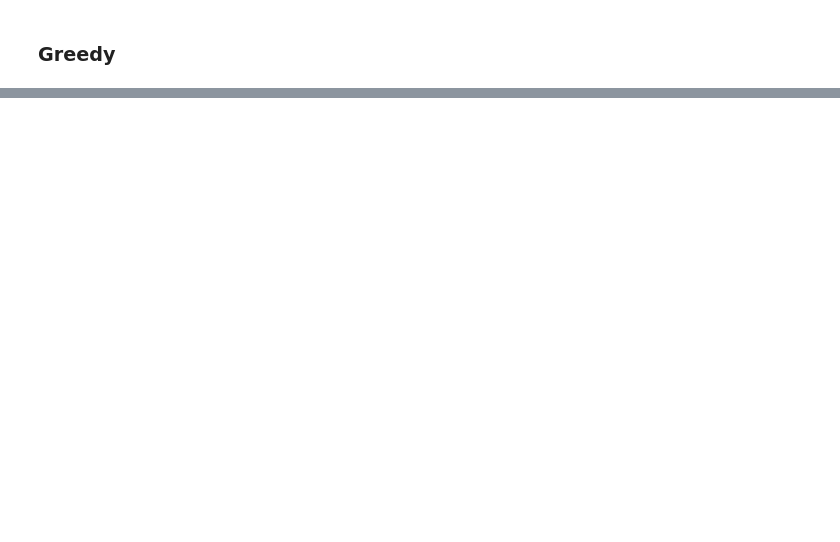
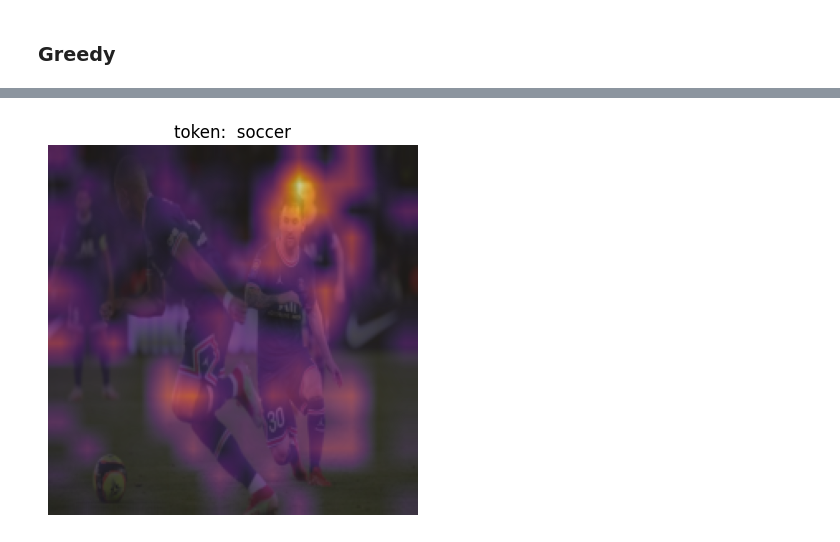
Before and after one commit to vedant-jumle/VIT_region_approx, a Jupyter notebook: hugging-test.ipynb, the cells around one changed output, grey strips where cells are left out. Saved outputs shown, nothing was run; the diff lists cells and outputs as text; code cells hidden in the pictures; blank space fills up the shorter version.

```diff
--- a/hugging-test.ipynb
+++ b/hugging-test.ipynb
@@ -179,15 +218,21 @@ input_ids.cpu().numpy().tolist()[0]
 sampled_ids = input_ids.cpu().numpy().tolist()[0]
 start_length = len(sampled_ids)
 max_length = 20
-attention_weights = []
+attention_weights = {
+    "cross_attention": [],
+    "encoder_attention": [],
+    "decoder_attention": []
+}
 
 while len(sampled_ids) <= max_length+start_length:
-    logits, attention = model_function(sampled_ids, pixel_values)
+    logits, cross_attention, encoder_attention, decoder_attention = model_function(sampled_ids, pixel_values)
     probs = np.exp(logits) / np.sum(np.exp(logits))
 
     sampled_idx = np.argmax(probs)
 
-    attention_weights.append(attention[-1])
+    attention_weights['cross_attention'].append(np.array([item.cpu().numpy()[0] for item in cross_attention]))
+    attention_weights['encoder_attention'].append(np.array([item.cpu().numpy()[0] for item in encoder_attention]))
+    attention_weights['decoder_attention'].append(np.array([item.cpu().numpy()[0] for item in decoder_attention]))
 
     sampled_ids.append(sampled_idx)
 
@@ -195,4 +240,6 @@ while len(sampled_ids) <= max_length+start_length:
 
     if sampled_idx == 50256:
         break
+
+# attention_weights = np.array(attention_weights)
 # %% [output]
@@ -256,0 +362,8 @@ def attention_heat_map(attention_weights, image_size=224, patch_size=16):
+# %%
+plt.imshow(preprocessed_img_orig)
+plt.imshow(np.mean(attention_scores, axis=-1), cmap="inferno", alpha=0.6)
+plt.title(f"token: {token_value}")
+plt.axis("off")
+plt.show()
+# %% [output]
+[figure, added]
```
Also changed, not shown: parts of 23 cells of this notebook, 5 other files.
